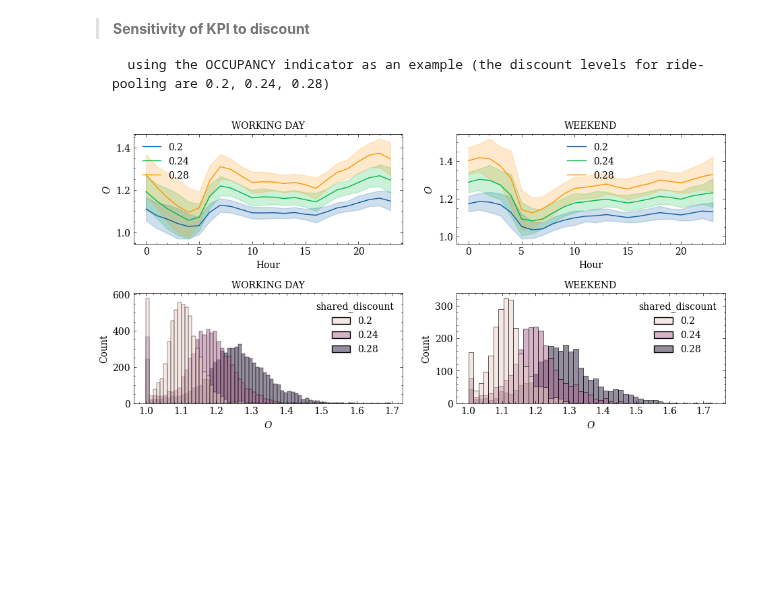
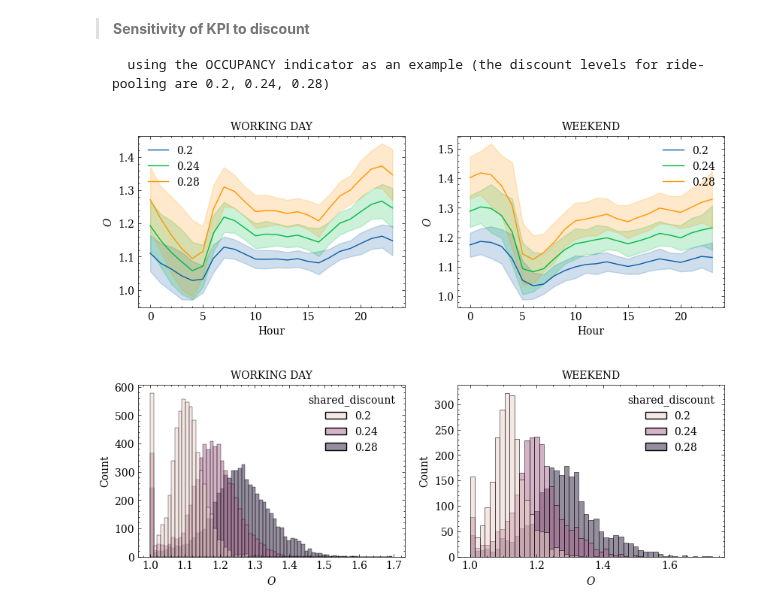
Before and after one commit to OlhaShulikaUJ/ExMAS-plotting, a Jupyter notebook: NYC KPI DA.ipynb, the cells around one changed output. Drawn from its saved outputs; the diff is of its cells as text; code cells hidden in the pictures; blank space fills up the shorter version.

```diff
--- a/NYC KPI DA.ipynb
+++ b/NYC KPI DA.ipynb
@@ -291,7 +293,7 @@ df1['del_PassHourTrav']=abs((df1['PassHourTrav_ns']-df1['PassHourTrav'])/df1['Pa
 # %%
 df1.Start_time = df1.apply(lambda row: pd.Timestamp(row.Start_time), axis=1)
 # %%
-fig = plt.figure(figsize=(9, 5))
+fig = plt.figure(figsize=(8, 7))
 ax1 = plt.subplot2grid((2,2), (0,0)) # Occupancy with standard deviation. Working day
 ax2 = plt.subplot2grid((2,2), (0,1)) # Occupancy with standard deviation. Weekend
 ax3 = plt.subplot2grid((2,2), (1,0))
@@ -311,31 +313,31 @@ df1['hour'] = df1.Start_time.dt.hour
 for d in df1.shared_discount.unique():
     to_plot = df1[(df1.Start_time.dt.dayofweek.isin([5,6])) & (df1.shared_discount == d)]
     sns.lineplot(data = to_plot, x = 'hour', y = 'Occupancy', ax = ax, label = d, errorbar ='sd', linewidth=1.0)
 ax2.set_xlabel('Hour', fontsize=10)
 ax2.set_ylabel("$O$")
 ax2.set_title("WEEKEND", fontsize=10)
 
 ax=ax3
 for d in df.shared_discount.unique():
     to_plot = df1[(df1.Start_time.dt.dayofweek.isin([0,1,2,3,4]))]
     sns.histplot(data = to_plot, x = 'Occupancy', hue = 'shared_discount',ax = ax)
     to_plot.Start_time.dt.dayofweek.unique()
 ax3.set_xlabel("$O$", fontsize=10)
 ax3.set_title("WORKING DAY", fontsize=10)
 
 ax=ax4
 for d in df.shared_discount.unique():
     to_plot = df1[(df1.Start_time.dt.dayofweek.isin([5,6]))]
     sns.histplot(data = to_plot, x = 'Occupancy', hue = 'shared_discount',ax = ax)
     to_plot.Start_time.dt.dayofweek.unique()
 ax4.set_xlabel("$O$", fontsize=10)
 ax4.set_title("WEEKEND", fontsize=10)
 
 plt.subplots_adjust(left=0.125,
                     bottom=0.1,
                     right=1.1,
                     top=0.9,
                     wspace=0.2,
                     hspace=0.45)
 # %% [output]
-[figure, old version]
+[figure, new version]
```
Also changed, not shown: parts of 2 cells of this notebook.
